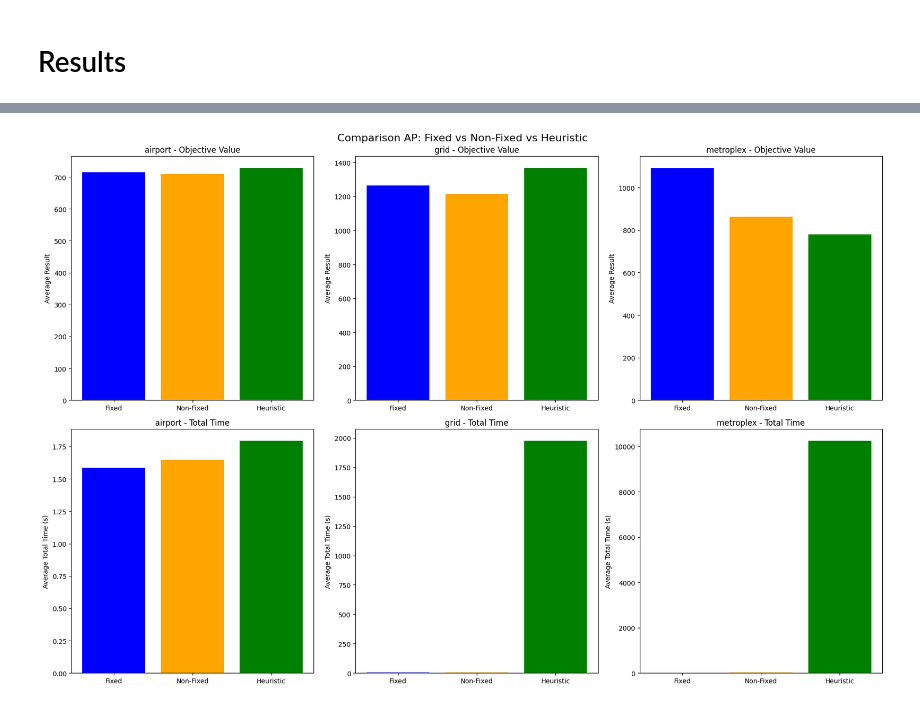
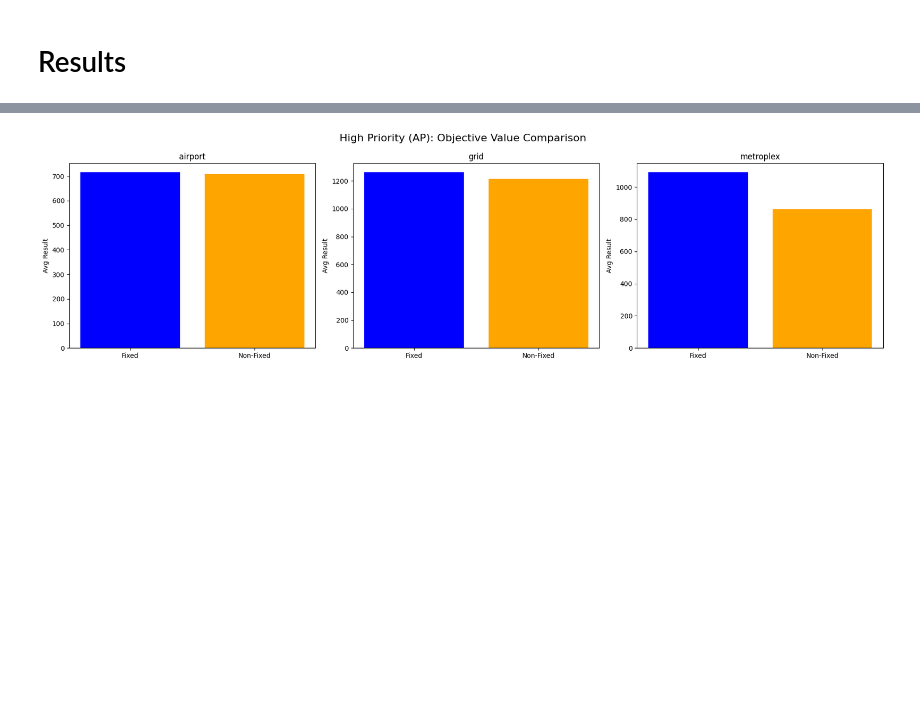
Before and after one commit to Fiden99/tacticalDeconflictionUAM, a Jupyter notebook: elaborateTimeAfterThesis.ipynb, the cells around one changed output, grey strips where cells are left out. Cells and saved outputs as stored; diff of their text form; code cells hidden in the pictures; blank space fills up the shorter version.

Commit message:
update tables and picture for mercedes instances

```diff
--- a/elaborateTimeAfterThesis.ipynb
+++ b/elaborateTimeAfterThesis.ipynb
@@ -653,84 +742,6 @@ Total instances with different results: 68
 # %%
-# Comparison for High Priority (AP) instances
-print("--- High Priority (AP) Analysis ---")
-
-comparison_data_AP = []
-unsolved_summary_AP = []
-detailed_diffs_AP = []
-
+# Run for High Priority (AP)
 typologies_AP = ['airport', 'grid', 'metroplex']
-
-for typ in typologies_AP:
-    # Fixed approach
-    fixed_data = pd.concat([df[df['instance'].str.contains(typ)] for df in dfsAPF], ignore_index=False)
-    res_fixed = process_approach(fixed_data, typ, 'Fixed')
-    if res_fixed: comparison_data_AP.append(res_fixed)
-
-    # Non-fixed approach
-    nonfixed_data = pd.concat([df[df['instance'].str.contains(typ)] for df in dfsAPNF], ignore_index=False)
-    res_nonfixed = process_approach(nonfixed_data, typ, 'Non-Fixed')
-    if res_nonfixed: comparison_data_AP.append(res_nonfixed)
-
-    # Heuristic approach
-    heur_data = pd.concat([df[df['instance'].str.contains(typ)] for df in dfsHeurAP], ignore_index=False)
-    res_heur = process_approach(heur_data, typ, 'Heuristic')
-    if res_heur: comparison_data_AP.append(res_heur)
-
-    # Differences
-    merged = pd.merge(fixed_data[['instance', 'result', 'totalTime',"reduceTini"]],
-                      nonfixed_data[['instance', 'result', 'totalTime',"reduceTini"]],
-                      on=['instance',"reduceTini"], suffixes=('_Fixed', '_NonFixed'))
-    merged = merged[np.isfinite(merged['result_Fixed']) & np.isfinite(merged['result_NonFixed'])]
-    diff_mask = np.abs(merged['result_Fixed'] - merged['result_NonFixed']) > 2e-6
-    diffs = merged[diff_mask].copy()
-
-    if not diffs.empty:
-        diffs['Typology'] = typ
-        diffs['Improvement'] = diffs['result_Fixed'] - diffs['result_NonFixed']
-        diffs['Rel_Improvement'] = (diffs['Improvement'] / diffs['result_Fixed']) * 100
-        detailed_diffs_AP.append(diffs)
-
-comparison_df_AP = pd.DataFrame(comparison_data_AP)
-print("Comparison of Solved Instances (AP):")
-print(comparison_df_AP.to_string())
-
-if unsolved_summary_AP:
-    print("\nSummary of Unsolved Instances (AP):")
-    print(pd.DataFrame(unsolved_summary_AP)[['Typology', 'Approach', 'Unsolved_Count']].to_string())
-
-# Visualization
-if not comparison_df_AP.empty:
-    fig, axes = plt.subplots(2, 3, figsize=(18, 12))
-    fig.suptitle('Comparison AP: Fixed vs Non-Fixed vs Heuristic', fontsize=16)
-
-    for idx, typ in enumerate(typologies_AP):
-        data = comparison_df_AP[comparison_df_AP['Typology'] == typ]
-        if not data.empty:
-            axes[0, idx].bar(data['Approach'], data['Avg_Result'], color=['blue', 'orange', 'green'])
-            axes[0, idx].set_title(f'{typ} - Objective Value')
-            axes[0, idx].set_ylabel('Average Result')
-            axes[1, idx].bar(data['Approach'], data['Avg_TotalTime'], color=['blue', 'orange', 'green'])
-            axes[1, idx].set_title(f'{typ} - Total Time')
-            axes[1, idx].set_ylabel('Average Total Time (s)')
-    plt.tight_layout()
-    plt.show()
-
-if detailed_diffs_AP:
-    all_diffs_AP = pd.concat(detailed_diffs_AP)
-    print("\nDetailed Differences AP (> 2e-6):")
-    print(all_diffs_AP[['instance', 'Typology', 'result_Fixed', 'result_NonFixed', 'Improvement']].head(10).to_string())
-
-    fig, ax = plt.subplots(1, 2, figsize=(18, 6))
-    sns.boxplot(x='Typology', y='Rel_Improvement', data=all_diffs_AP, ax=ax[0])
-    ax[0].set_title('Relative Improvement (%) AP')
-    ax[0].set_ylabel('Improvement %')
-    sns.scatterplot(x='result_Fixed', y='Improvement', hue='Typology', data=all_diffs_AP, ax=ax[1])
-    ax[1].set_title('Absolute Improvement vs Scale AP')
-    ax[1].set_xlabel('Fixed Approach Result')
-    ax[1].set_ylabel('Absolute Improvement')
-    plt.tight_layout()
-    plt.show()
-else:
-    print("\nNo significant differences found for AP.")
+run_comparison_analysis(dfsAPF, dfsAPNF, typologies_AP, "High Priority (AP)", AP=True, filter_tini=False)
 # %% [output]
 --- High Priority (AP) Analysis ---
@@ -748 +756 @@ Comparison of Solved Instances (AP):
-[figure, old version]
+[figure, new version]
```
Also changed, not shown: parts of 3 cells of this notebook, 14 other files.
